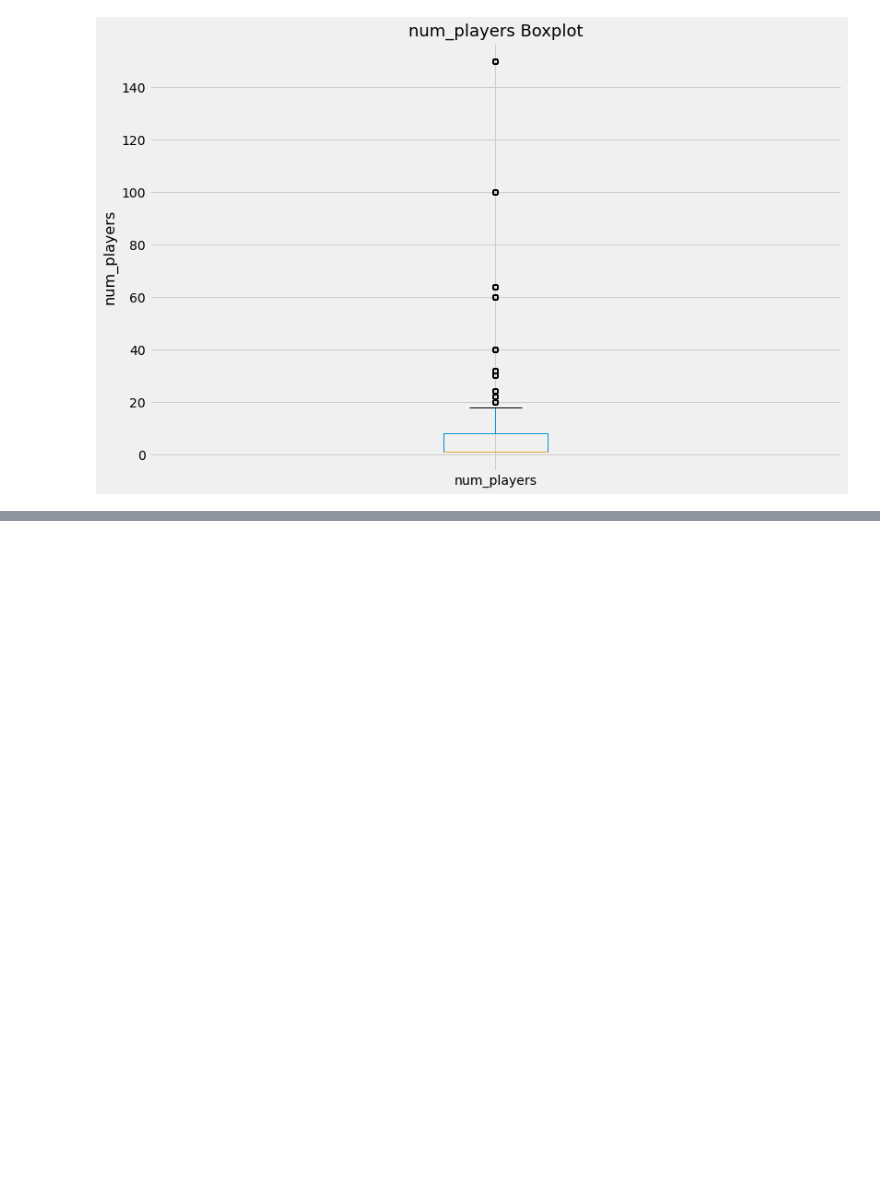
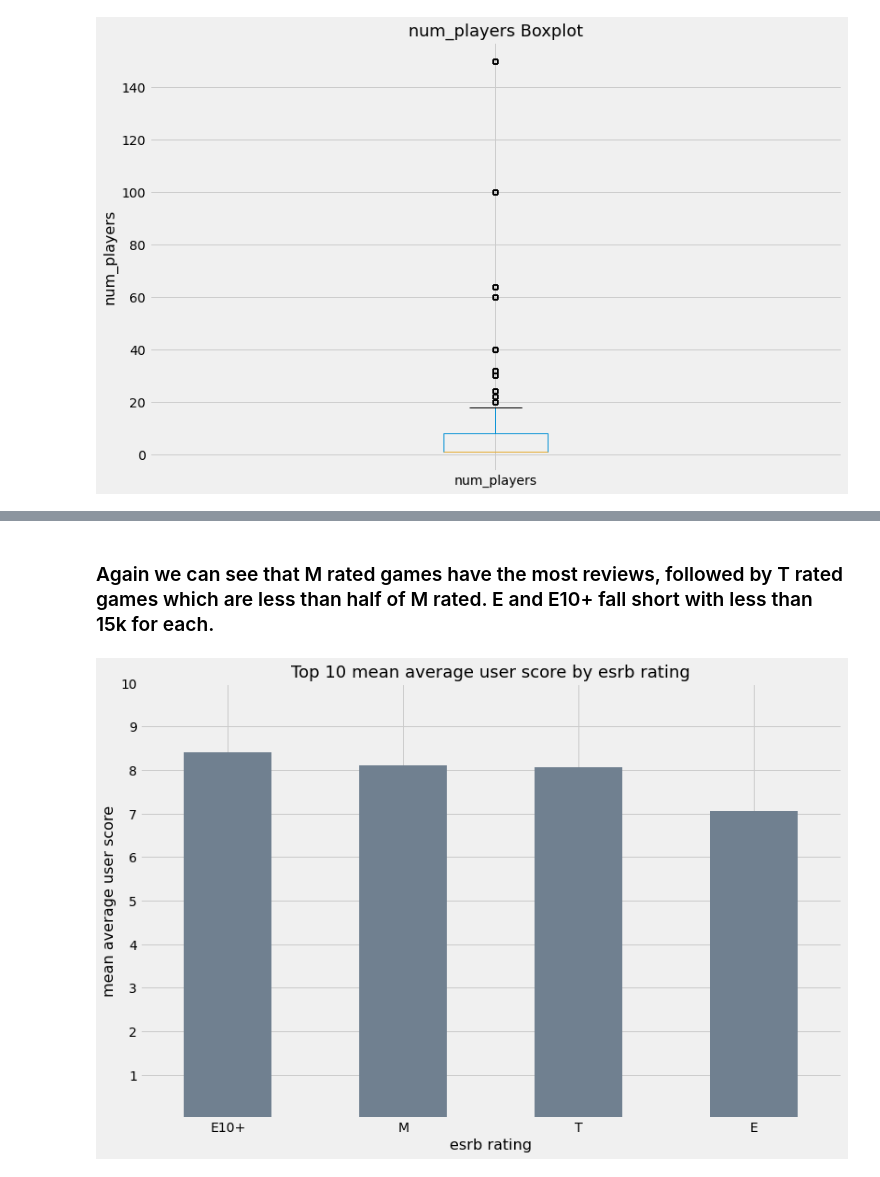
Before and after one commit to Ftrejo23/Capstone_Project_WIP, a Jupyter notebook: code/03_EDA_&_Preliminary_Analysis.ipynb, the cells around one changed output, grey strips where cells are left out. Drawn from its saved outputs; the diff is of its cells as text; code cells hidden in the pictures; blank space fills up the shorter version.

```diff
--- a/code/03_EDA_&_Preliminary_Analysis.ipynb
+++ b/code/03_EDA_&_Preliminary_Analysis.ipynb
@@ -637,0 +673,14 @@ Max of boxplot: 18.50
+# %% [markdown]
+### Again we can see that M rated games have the most reviews, followed by T rated games which are less than half of M rated. E and E10+ fall short with less than 15k for each.
+# %%
+clean_reviews.groupby('esrb_rating').mean().sort_values('avg_user_score', ascending=False)\
+['avg_user_score'].plot(kind='bar', figsize=(12,8), color='slategrey')
+
+plt.title('Top 10 mean average user score by esrb rating', fontsize=18)
+
+plt.ylabel('mean average user score', fontsize=16)
+plt.xlabel('esrb rating', fontsize=16)
+plt.xticks(rotation=0, fontsize=14);
+plt.yticks(range(1,11));
+# %% [output]
+[figure, added]
```
Also changed, not shown: parts of 35 cells of this notebook.
